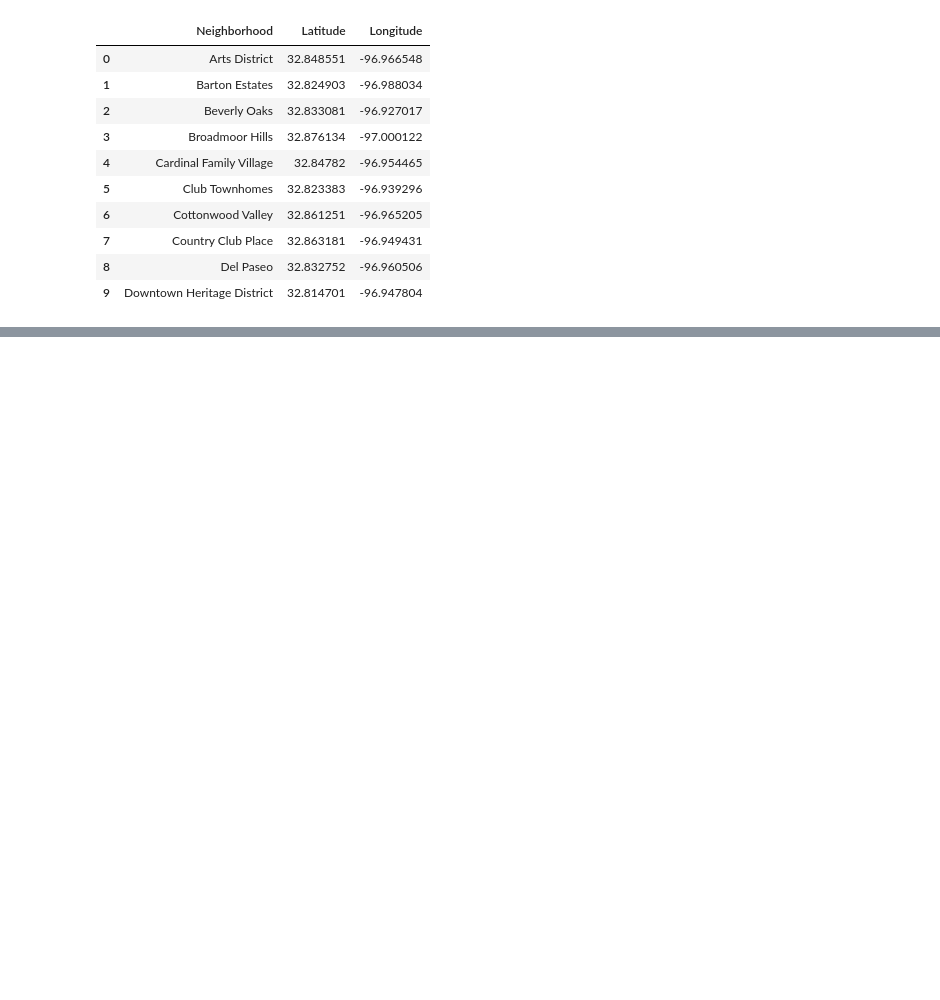
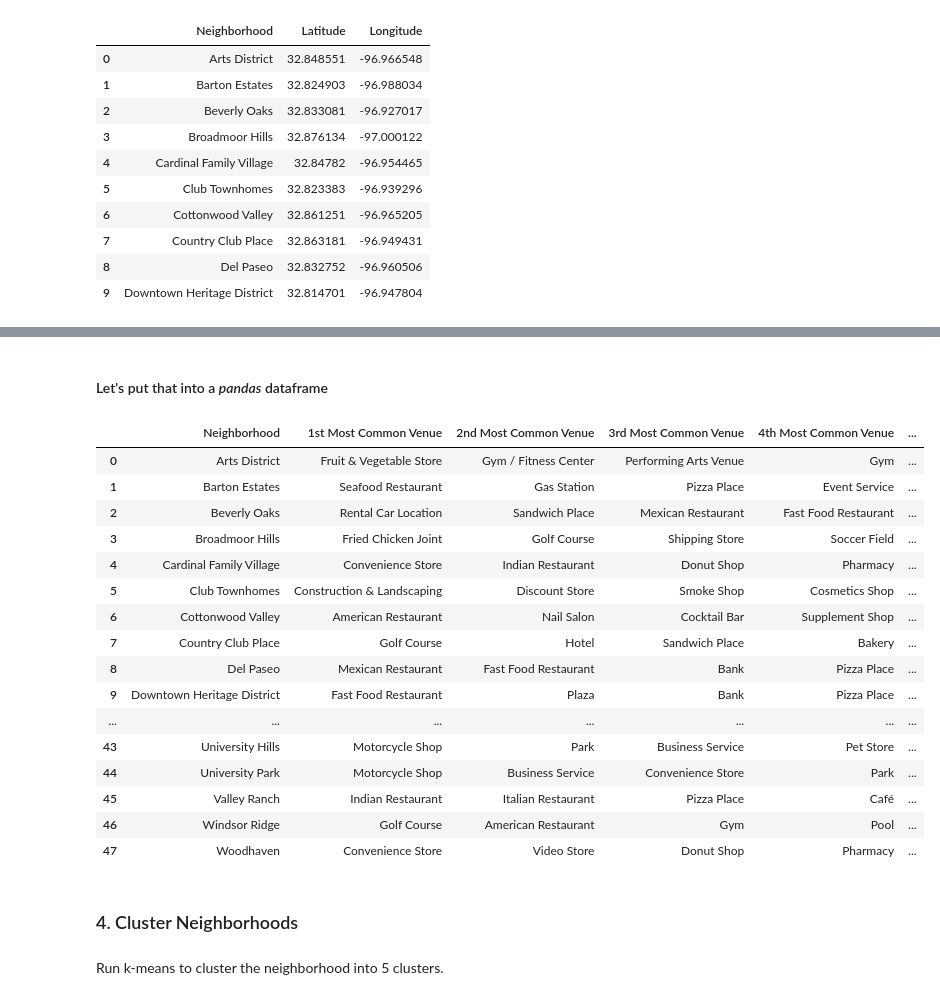
Before and after one commit to alan-cespedes/Coursera_Capstone, a Jupyter notebook: Segmenting and Clustering Neighborhoods in Irving.ipynb, the cells around one changed output, grey strips where cells are left out. Saved outputs shown, nothing was run; the diff lists cells and outputs as text; code cells hidden in the pictures; blank space fills up the shorter version.

```diff
--- a/Segmenting and Clustering Neighborhoods in Irving.ipynb
+++ b/Segmenting and Clustering Neighborhoods in Irving.ipynb
@@ -125,0 +372,3 @@ df.head(10)
+# %%
+irving_grouped = irving_onehot.groupby('Neighborhood').mean().reset_index()
+irving_grouped.head()
@@ -125,0 +385,12 @@ df.head(10)
+# %%
+num_top_venues = 5
+
+for hood in irving_grouped['Neighborhood']:
+    print("----"+hood+"----")
+    temp = irving_grouped[irving_grouped['Neighborhood'] == hood].T.reset_index()
+    temp.columns = ['venue','freq']
+    temp = temp.iloc[1:]
+    temp['freq'] = temp['freq'].astype(float)
+    temp = temp.round({'freq': 2})
+    print(temp.sort_values('freq', ascending=False).reset_index(drop=True).head(num_top_venues))
+    print('\n')
@@ -125,0 +415,53 @@ df.head(10)
+# %% [markdown]
+#### Let's put that into a *pandas* dataframe
+# %%
+# Sorts venues in descending order
+def return_most_common_venues(row, num_top_venues):
+    row_categories = row.iloc[1:]
+    row_categories_sorted = row_categories.sort_values(ascending=False)
+
+    return row_categories_sorted.index.values[0:num_top_venues]
+# %%
+# Dataframe for the top 10 venues for each neighborhood
+num_top_venues = 10
+
+indicators = ['st', 'nd', 'rd']
+
+# create columns according to number of top venues
+columns = ['Neighborhood']
+for ind in np.arange(num_top_venues):
+    try:
+        columns.append('{}{} Most Common Venue'.format(ind+1, indicators[ind]))
+    except:
+        columns.append('{}th Most Common Venue'.format(ind+1))
+
+# create a new dataframe
+neighborhoods_venues_sorted = pd.DataFrame(columns=columns)
+neighborhoods_venues_sorted['Neighborhood'] = irving_grouped['Neighborhood']
+
+for ind in np.arange(irving_grouped.shape[0]):
+    neighborhoods_venues_sorted.iloc[ind, 1:] = return_most_common_venues(irving_grouped.iloc[ind, :], num_top_venues)
+
+neighborhoods_venues_sorted
+# %% [output]
+|  | Neighborhood | 1st Most Common Venue | 2nd Most Common Venue | 3rd Most Common Venue | 4th Most Common Venue | ... |
+| 0 | Arts District | Fruit & Vegetable Store | Gym / Fitness Center | Performing Arts Venue | Gym | ... |
+| 1 | Barton Estates | Seafood Restaurant | Gas Station | Pizza Place | Event Service | ... |
+| 2 | Beverly Oaks | Rental Car Location | Sandwich Place | Mexican Restaurant | Fast Food Restaurant | ... |
+| 3 | Broadmoor Hills | Fried Chicken Joint | Golf Course | Shipping Store | Soccer Field | ... |
+| 4 | Cardinal Family Village | Convenience Store | Indian Restaurant | Donut Shop | Pharmacy | ... |
+| 5 | Club Townhomes | Construction & Landscaping | Discount Store | Smoke Shop | Cosmetics Shop | ... |
+| 6 | Cottonwood Valley | American Restaurant | Nail Salon | Cocktail Bar | Supplement Shop | ... |
+| 7 | Country Club Place | Golf Course | Hotel | Sandwich Place | Bakery | ... |
+| 8 | Del Paseo | Mexican Restaurant | Fast Food Restaurant | Bank | Pizza Place | ... |
+| 9 | Downtown Heritage District | Fast Food Restaurant | Plaza | Bank | Pizza Place | ... |
+| ... | ... | ... | ... | ... | ... | ... |
+| 43 | University Hills | Motorcycle Shop | Park | Business Service | Pet Store | ... |
+| 44 | University Park | Motorcycle Shop | Business Service | Convenience Store | Park | ... |
+| 45 | Valley Ranch | Indian Restaurant | Italian Restaurant | Pizza Place | Café | ... |
+| 46 | Windsor Ridge | Golf Course | American Restaurant | Gym | Pool | ... |
+| 47 | Woodhaven | Convenience Store | Video Store | Donut Shop | Pharmacy | ... |
+# %% [markdown]
+### 4.  Cluster Neighborhoods
+# %% [markdown]
+Run k-means to cluster the neighborhood into 5 clusters.
```
Also changed, not shown: parts of 53 cells of this notebook.
